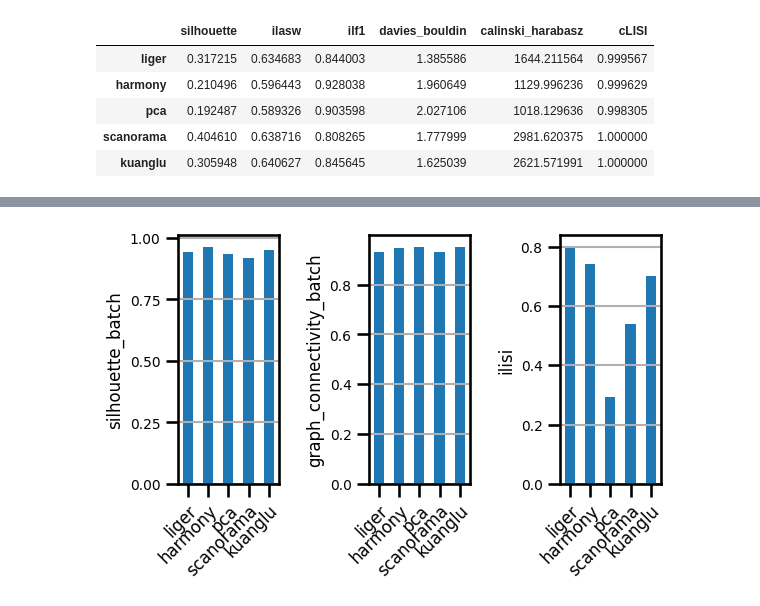
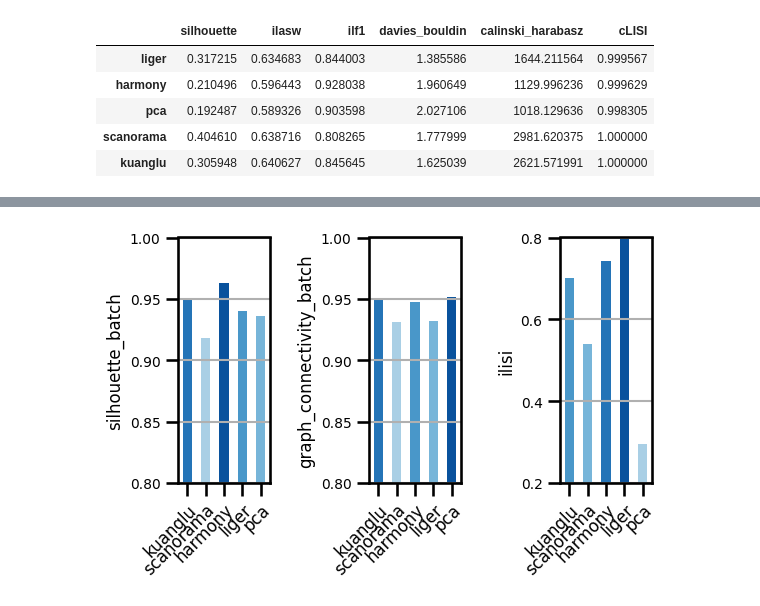
Before and after one commit to lshh125/kuanglu, a Jupyter notebook: comparisons/demo1-integration-judge.ipynb, the cells around one changed output, grey strips where cells are left out. Saved outputs shown, nothing was run; the diff lists cells and outputs as text; code cells hidden in the pictures.

```diff
--- a/comparisons/demo1-integration-judge.ipynb
+++ b/comparisons/demo1-integration-judge.ipynb
@@ -407,12 +421,30 @@ batch_scores
-# %%
-plt.subplots(1, batch_scores.shape[1], figsize=(6, 4))
-for i, v in enumerate(batch_scores.columns):
-    plt.subplot(1, batch_scores.shape[1], i + 1)
-    batch_scores[v].plot(kind='bar')
-    plt.ylabel(v, size=12)
-    plt.grid(axis='y')
-    plt.yticks(size=10)
-    plt.xticks(rotation=45, ha='right', rotation_mode='anchor', size=12)
-plt.tight_layout()
-# %% [output]
-[figure, removed]
+# %%
+batch_scores = batch_scores.loc[['kuanglu', 'scanorama', 'harmony', 'liger', 'pca']]
+# %%
+lower_is_better = [] # ['silhouette_batch', 'graph_connectivity_batch', 'ilisi']
+
+plt.subplots(1, batch_scores.shape[1], figsize=(6, 4))
+for i, v in enumerate(batch_scores.columns):
+    plt.subplot(1, batch_scores.shape[1], i + 1)
+    color = mpl.colormaps['Blues'](1 - batch_scores[v].rank(ascending=v in lower_is_better, pct=True) * .66)
+    batch_scores[v].plot(kind='bar', color=color)
+    plt.ylabel(v, size=12)
+    plt.grid(axis='y')
+    plt.yticks(size=10)
+    plt.xticks(rotation=45, ha='right', rotation_mode='anchor', size=12)
+
+    dmin = batch_scores[v].min()
+    dmax = batch_scores[v].max()
+
+    if dmin >= 0.0 and dmin <= 1.0 and dmax >= 0.0 and dmax <= 1.0:
+        for vmin in [0.8, 0.6, 0.4, 0.2, 0.0]:
+            if dmin > vmin:
+                break
+        for vmax in [0.2, 0.4, 0.6, 0.8, 1.0]:
+            if dmax < vmax:
+                break
+        plt.ylim(vmin, vmax)
+
+plt.tight_layout()
+# %% [output]
+[figure, added]
```
Also changed, not shown: parts of 19 cells of this notebook.
